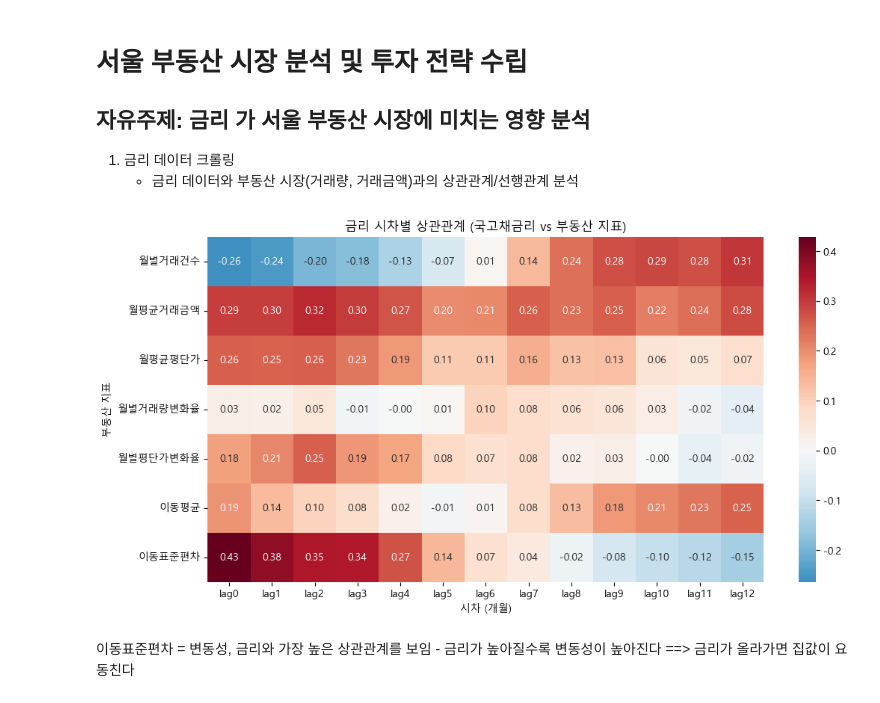
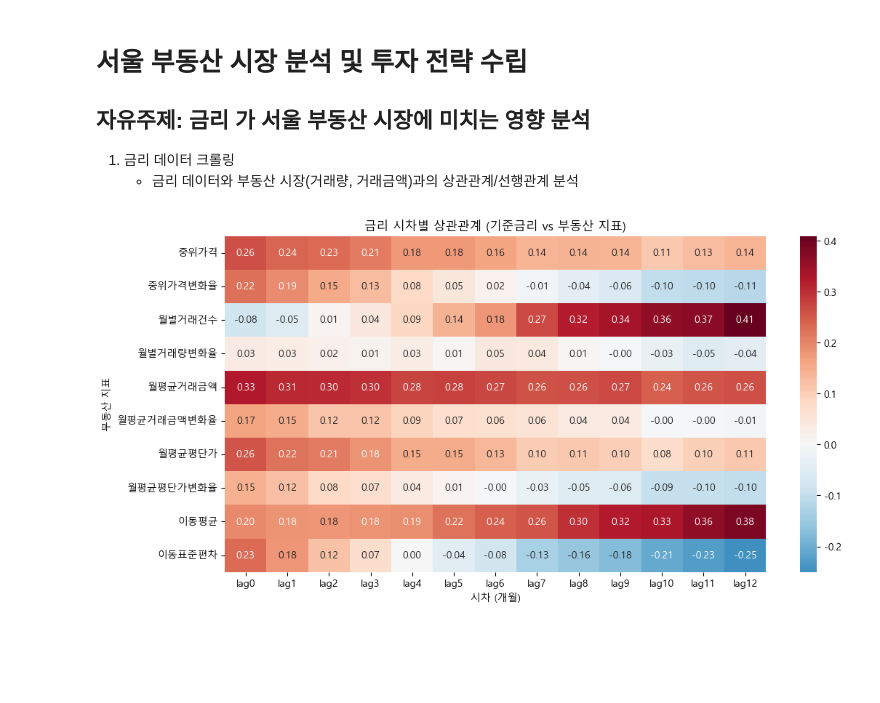
Before and after one commit to krystallinekim/pjt-DataAnalysis-Korean_Real_Estate, a Jupyter notebook: 04-1_interest_correlation.ipynb, the cells around one changed output. Cells and saved outputs as stored; diff of their text form; code cells hidden in the pictures; blank space fills up the shorter version.

Commit message:
기준금리와 국고채금리 비교

```diff
--- a/04-1_interest_correlation.ipynb
+++ b/04-1_interest_correlation.ipynb
@@ -28,46 +28,49 @@ monthly_stats, _ = calc_monthly_annual(df_sales)
 
 # 월별 거래량, 평단가 변화율 계산
 monthly_stats['월별거래량변화율'] = monthly_stats['월별거래건수'].pct_change()
-monthly_stats['월별평단가변화율'] = monthly_stats['월평균평단가'].pct_change()
+monthly_stats['월평균거래금액변화율'] = monthly_stats['월평균거래금액'].pct_change()
+monthly_stats['월평균평단가변화율'] = monthly_stats['월평균평단가'].pct_change()
+monthly_stats['중위가격변화율'] = monthly_stats['중위가격'].pct_change()
+
+# 컬럼명 통일 후 merge
+df_interest = df_interest.rename(columns={'월': '계약월'})
+df = pd.merge(monthly_stats, df_interest, on='계약월', how='inner')
+
+# 분석 대상 변수
+target_vars = ['중위가격', '중위가격변화율',
+               '월별거래건수', '월별거래량변화율',
+               '월평균거래금액', '월평균거래금액변화율',
+               '월평균평단가', '월평균평단가변화율',
+               '이동평균', '이동표준편차']
 # %%
-# 1. 컬럼명 통일 후 merge
-df_interest = df_interest.rename(columns={'월': '계약월'})
-df = pd.merge(monthly_stats, df_interest, on='계약월', how='inner')
-
-# 2. 분석 대상 변수
-target_vars = ['월별거래건수','월평균거래금액','월평균평단가',
-               '월별거래량변화율','월별평단가변화율','이동평균','이동표준편차']
-
-# 3. 시차 적용 후 상관계수 저장
+# 시차 적용 후 상관계수 저장
 max_lag = 12
 corr_dict = {}
 
 for lag in range(max_lag+1):
-    df[f'금리_lag{lag}'] = df['국고채5년(평균)'].shift(lag)
+    df[f'금리_lag{lag}'] = df['기준금리'].shift(lag)
     corr_values = []
     for col in target_vars:
         corr = df[[col, f'금리_lag{lag}']].corr().iloc[0,1]
         corr_values.append(corr)
     corr_dict[f'lag{lag}'] = corr_values
 
 # 4. 데이터프레임 변환
 corr_df = pd.DataFrame(corr_dict, index=target_vars)
 
 # 5. 히트맵 시각화
 plt.figure(figsize=(12,6))
 sns.heatmap(
     corr_df,
     annot=True,
     fmt=".2f",
     cmap="RdBu_r",
     center=0
 )
-plt.title("금리 시차별 상관관계 (국고채금리 vs 부동산 지표)")
+plt.title("금리 시차별 상관관계 (기준금리 vs 부동산 지표)")
 plt.xlabel("시차 (개월)")
 plt.ylabel("부동산 지표")
-plt.savefig('./fig/04-1_interest_correlation/금리시차별상관관계히트맵.png', dpi=300, bbox_inches='tight')
+plt.savefig('./fig/04-1_interest_correlation/시차별상관관계히트맵_기준금리.png', dpi=300, bbox_inches='tight')
 plt.show()
 # %% [output]
-[figure, old version]
+[figure, new version]
-# %% [markdown]
-이동표준편차 = 변동성, 금리와 가장 높은 상관관계를 보임 - 금리가 높아질수록 변동성이 높아진다 ==> 금리가 올라가면 집값이 요동친다
```
Also changed, not shown: parts of 3 cells of this notebook, 6 other files.
